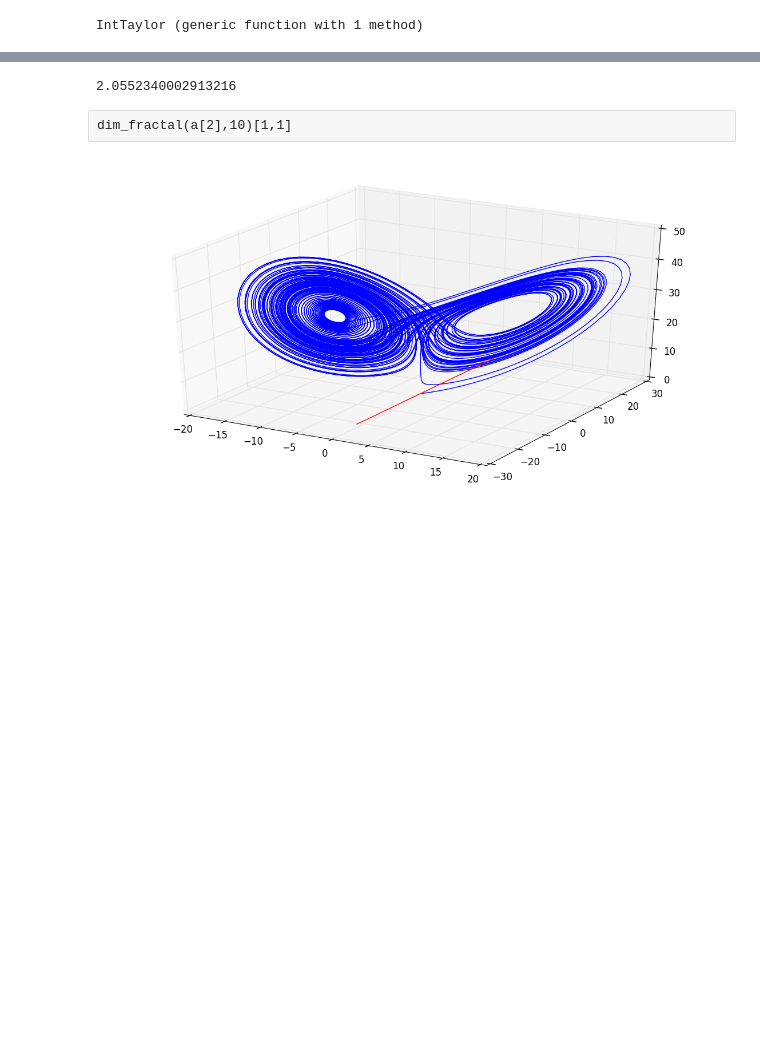
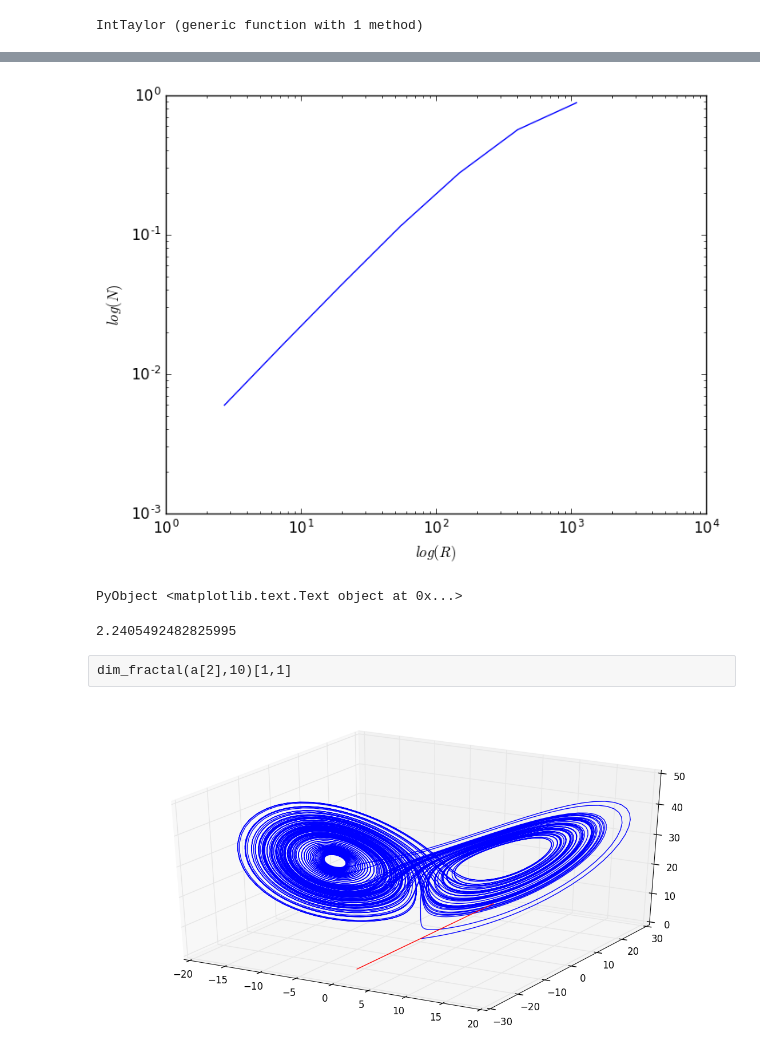
Before and after one commit to LuisArmandoPerez/Proyecto_Lorenz, a Jupyter notebook: Dimension fractal.ipynb, the cells around one changed output, grey strips where cells are left out. Saved outputs shown, nothing was run; the diff lists cells and outputs as text; code cells hidden in the pictures; blank space fills up the shorter version.

Commit message:
Hice cambios en el archivo para ordenar un poco

```diff
--- a/Dimension fractal.ipynb
+++ b/Dimension fractal.ipynb
@@ -152,0 +162,22 @@ loglog(1:tamano_caja,salida)
+# %%
+"""
+## Dimensión fractal.
+La función dim_fractal_cajas(x,R) toma una lista x que contiene 3 arreglos de datos que
+corresponden a la solución en el espacio fase de un sistema de ecuaciones diferenciales.
+La función utiliza la función conteo_fractal(x,r) para dividir el espacio fase
+de la solución y contar el número de cajas que contienen al menos un elemento
+de la solución en su interior. Este proceso lo realiza para R tamaños de caja distintos.
+Como salida se obtienen los valores de r utilizados, los valores de los conteos para cada
+r y el valor de la dimensión fractal.
+"""
+function dim_fractal_cajas{T}(x::Array{Array{T,1},1},R::Int)
+    #Se inicializa la salida de la función en ceros.
+    salida=zeros(Int64,R);
+    for i=1:R
+        # Se guardan los valores obtenidos para cada r
+        salida[i]=conteo_fractal(a[2],i)
+    end
+    #Se regresan los valores
+    return collect(1:R),salida,
+    linreg(log(collect(1:R)),log(salida))[2]
+end
@@ -152,0 +186,2 @@ loglog(1:tamano_caja,salida)
+# %%
+R,N=dim_fractal_cajas(a[2],14)
@@ -153,7 +243,17 @@ loglog(1:tamano_caja,salida)
+# %%
+
+loglog(R,N)
+xlabel(L"log(R)");
+ylabel(L"log(N)");
+#xlim([minimum(log(R)),maximum(log(R))])
+#ylim([minimum(log(N)),maximum(log(N))])
+# %% [output]
+[figure, added]
+PyObject <matplotlib.text.Text object at 0x...>
 # %%
-(log(salida[30])-log(salida[1]))/(log(30)-log(1))
+(log(174)-log(1))/(log(10)-log(1))
 # %% [output]
-2.0552340002913216
+2.2405492482825995
 # %% [raw]
 dim_fractal(a[2],10)[1,1]
 # %%
```
Also changed, not shown: parts of 12 cells of this notebook.
